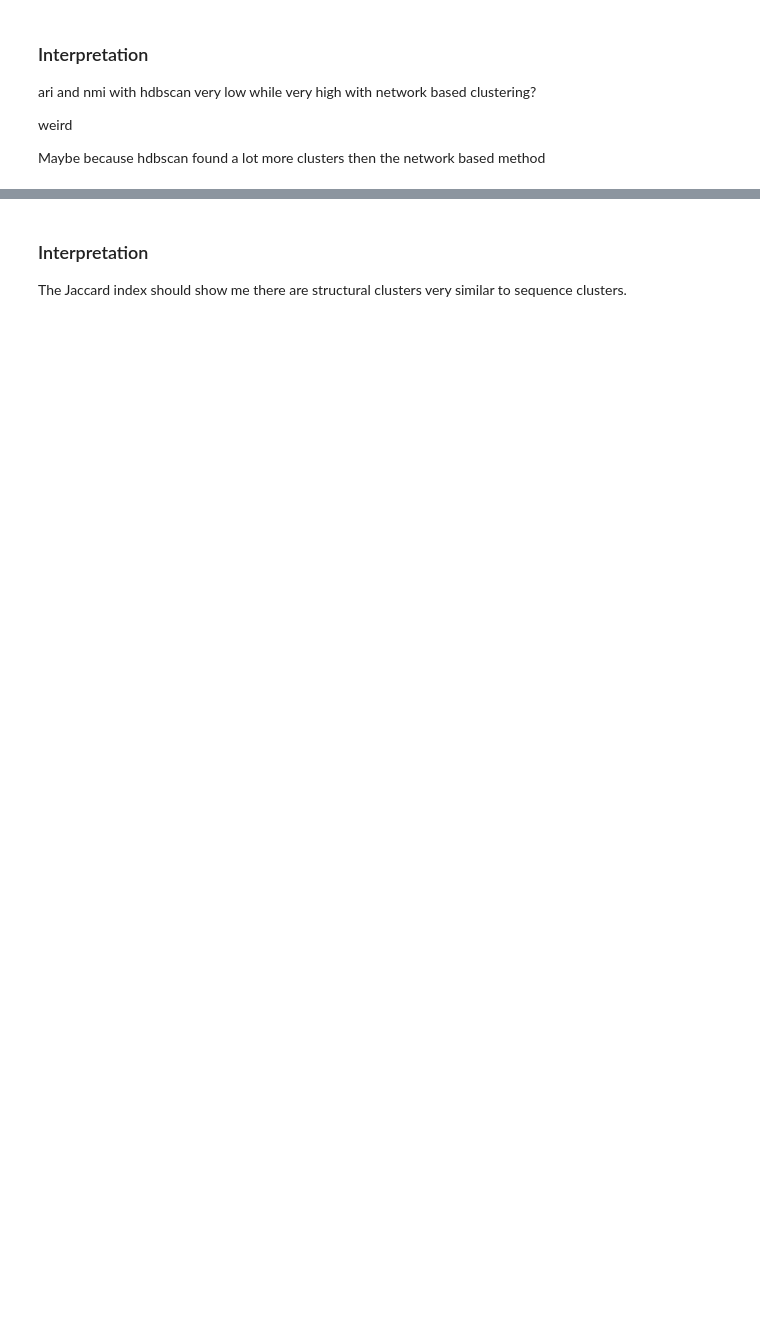
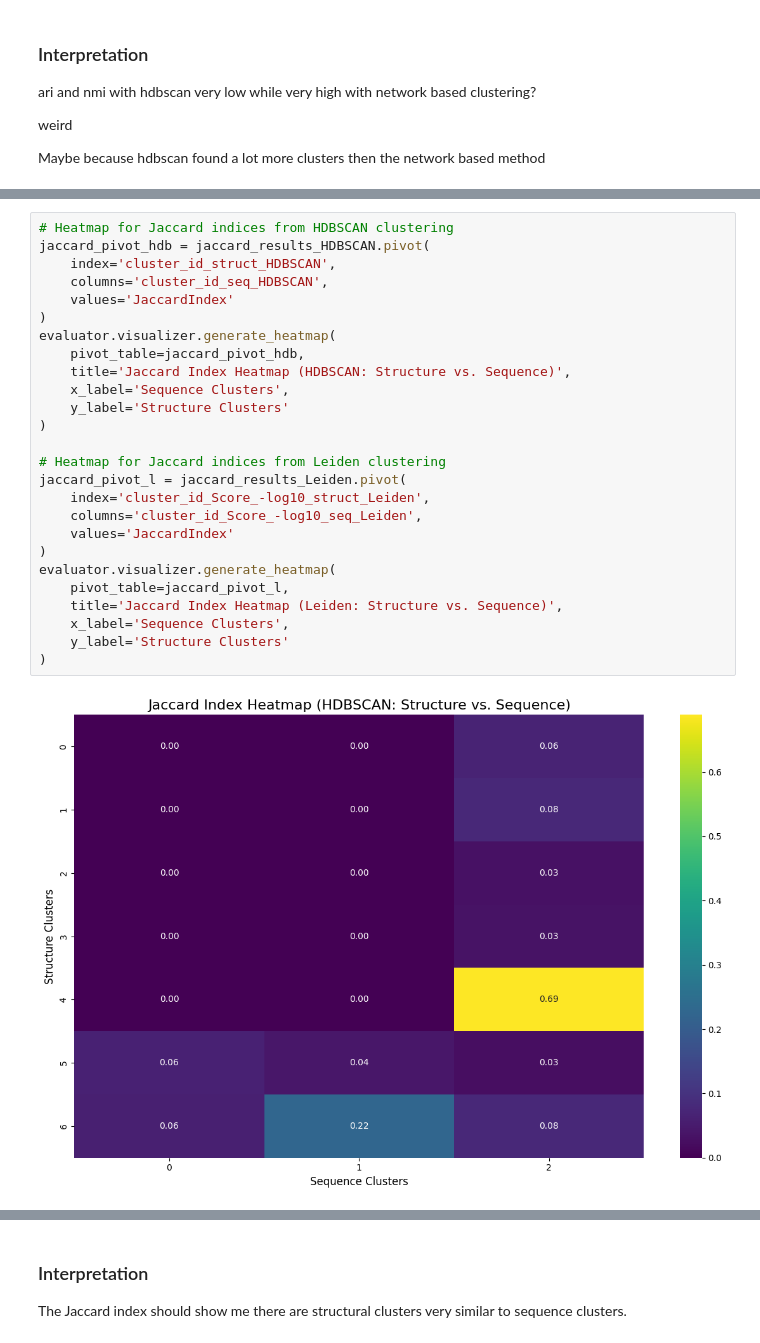
Before and after one commit to ElhabashyLab/3DClans, a Jupyter notebook: Scores_Evaluation/evaluation.ipynb, the cells around one changed output, grey strips where cells are left out. Drawn from its saved outputs; the diff is of its cells as text; blank space fills up the shorter version.

Commit message:
implementing methods for plot generation, generating heatmaps

```diff
--- a/Scores_Evaluation/evaluation.ipynb
+++ b/Scores_Evaluation/evaluation.ipynb
@@ -206,0 +222,28 @@ Jaccard Overlap Results (Leiden - structure vs sequence):
+# %%
+# Heatmap for Jaccard indices from HDBSCAN clustering
+jaccard_pivot_hdb = jaccard_results_HDBSCAN.pivot(
+    index='cluster_id_struct_HDBSCAN',
+    columns='cluster_id_seq_HDBSCAN',
+    values='JaccardIndex'
+)
+evaluator.visualizer.generate_heatmap(
+    pivot_table=jaccard_pivot_hdb,
+    title='Jaccard Index Heatmap (HDBSCAN: Structure vs. Sequence)',
+    x_label='Sequence Clusters',
+    y_label='Structure Clusters'
+)
+
+# Heatmap for Jaccard indices from Leiden clustering
+jaccard_pivot_l = jaccard_results_Leiden.pivot(
+    index='cluster_id_Score_-log10_struct_Leiden',
+    columns='cluster_id_Score_-log10_seq_Leiden',
+    values='JaccardIndex'
+)
+evaluator.visualizer.generate_heatmap(
+    pivot_table=jaccard_pivot_l,
+    title='Jaccard Index Heatmap (Leiden: Structure vs. Sequence)',
+    x_label='Sequence Clusters',
+    y_label='Structure Clusters'
+)
+# %% [output]
+[figure, added]
```
Also changed, not shown: parts of 8 cells of this notebook, 2 other files.
